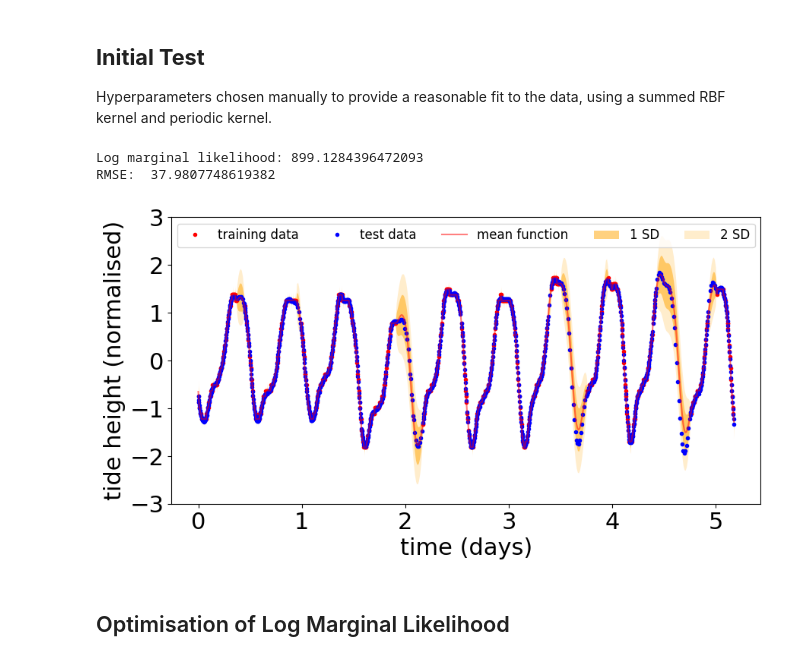
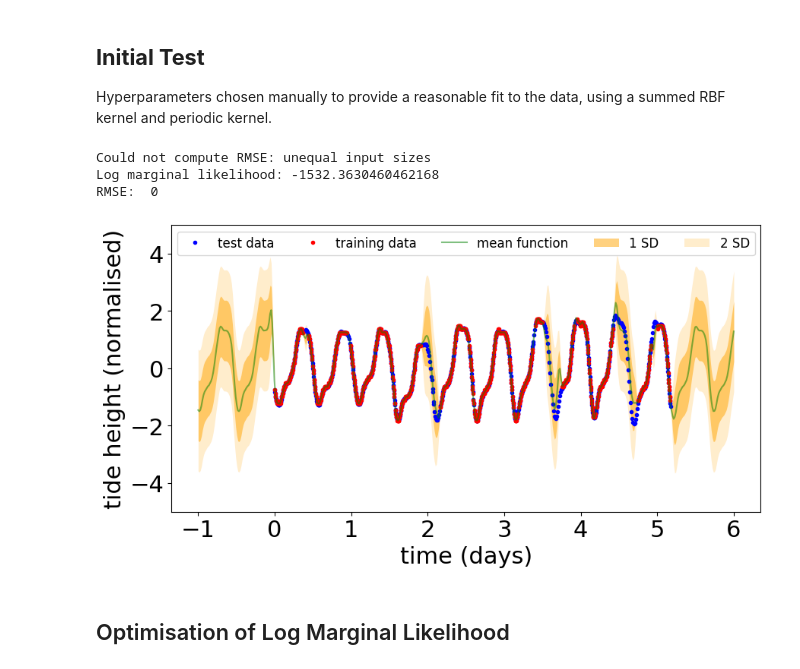
Before and after one commit to alex-stephens/AIMS-DEI, a Jupyter notebook: AIMS_CDT_DEI.ipynb, the cells around one changed output. Drawn from its saved outputs; the diff is of its cells as text; code cells hidden in the pictures.

```diff
--- a/AIMS_CDT_DEI.ipynb
+++ b/AIMS_CDT_DEI.ipynb
@@ -25,46 +39,48 @@ Hyperparameters chosen manually to provide a reasonable fit to the data, using a
 # Input data for GP
 X = t
 Y = y
-# Xs = np.linspace(-1, 6, 500).reshape(-1,1)
-Xs = ttrue
+Xs = np.linspace(-1, 6, 500).reshape(-1,1)
+# Xs = ttrue
 
 # Initial guess for model parameters
-sigma_rbf = 0.5 # RBF kernel
-L_rbf = 0.2
+sigma_rbf = 1.0 # RBF kernel
+L_rbf = 0.03
 
-sigma_per = 1  # periodic kernel
-L_per = 0.4
+sigma_per = 10  #
+L_per = 0.1
 p_per = 0.5175
 
 jitter = 0.01
+
 
 # Parameters from optimizer result
 # jitter, sigma_rbf, L_rbf, sigma_per, L_per, p_per = 0.02313429, -0.32364286,  0.46129201,  0.62726026,  0.80954964,  0.51560234
 
 # Build the kernel function
-params = [jitter, sigma_rbf, L_rbf, sigma_per, L_per, p_per]
-kernel = buildKernel(params)
+params = [sigma_rbf, L_rbf, sigma_per, L_per, p_per]
+kernel = buildKernel(params, jitter)
 
 # Mean and covariance functions
 mu = np.zeros(len(X))
 K = kernel(X, X)
 
 # Posterior predictive distribution
 mu, sigma, LML = getPosteriorPredictive(X, Y, Xs, kernel, jitter)
 
 # Compute RMSE
 RMSE = getRMSE(mu, ytrue)
 
 # Printouts
 print("Log marginal likelihood:", LML)
 print('RMSE: ', RMSE)
 
 # Visualisation
 plotTides(Xs, mu, sigma, t, y, ttrue, ytrue)
 # %% [output]
-Log marginal likelihood: 899.1284396472093
-RMSE:  37.9807748619382
+Could not compute RMSE: unequal input sizes
+Log marginal likelihood: -1532.3630460462168
+RMSE:  0
-[figure, old version]
+[figure, new version]
 # %% [markdown]
 ## Optimisation of Log Marginal Likelihood
 # %%
```
Also changed, not shown: parts of 3 cells of this notebook, 2 other files.
